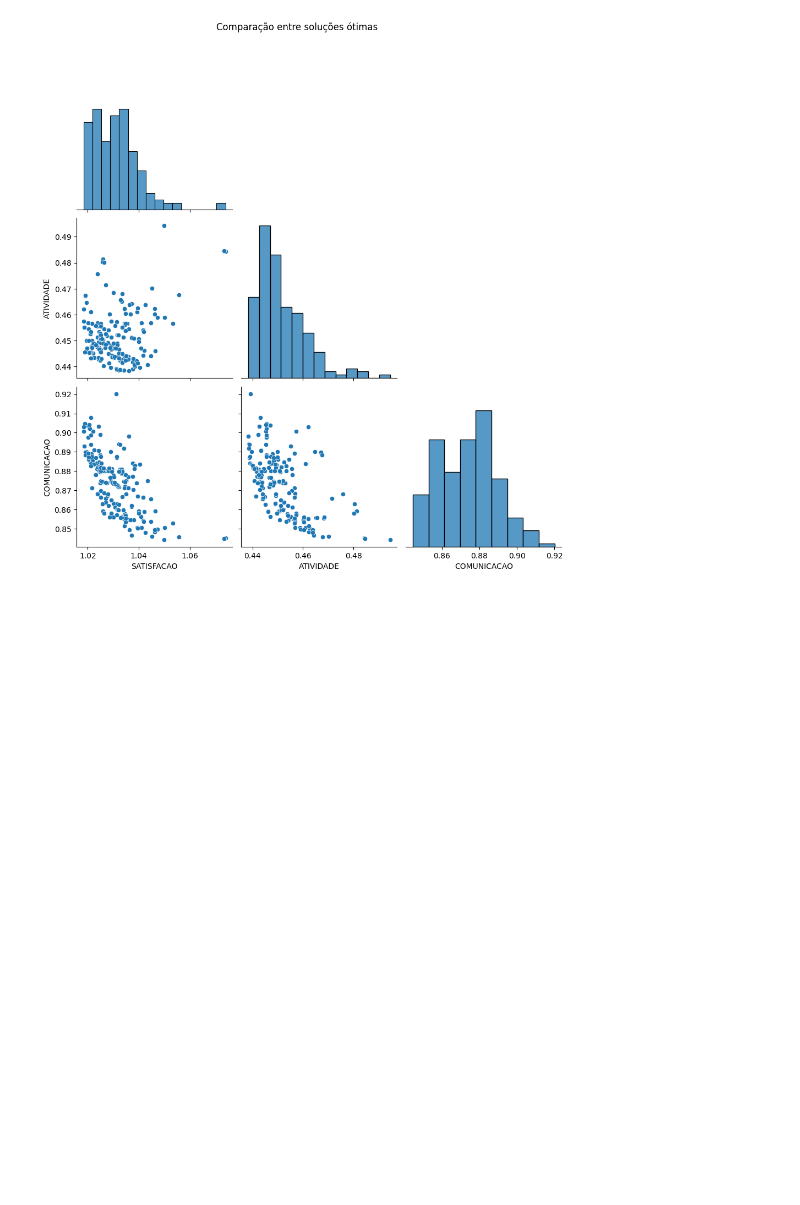
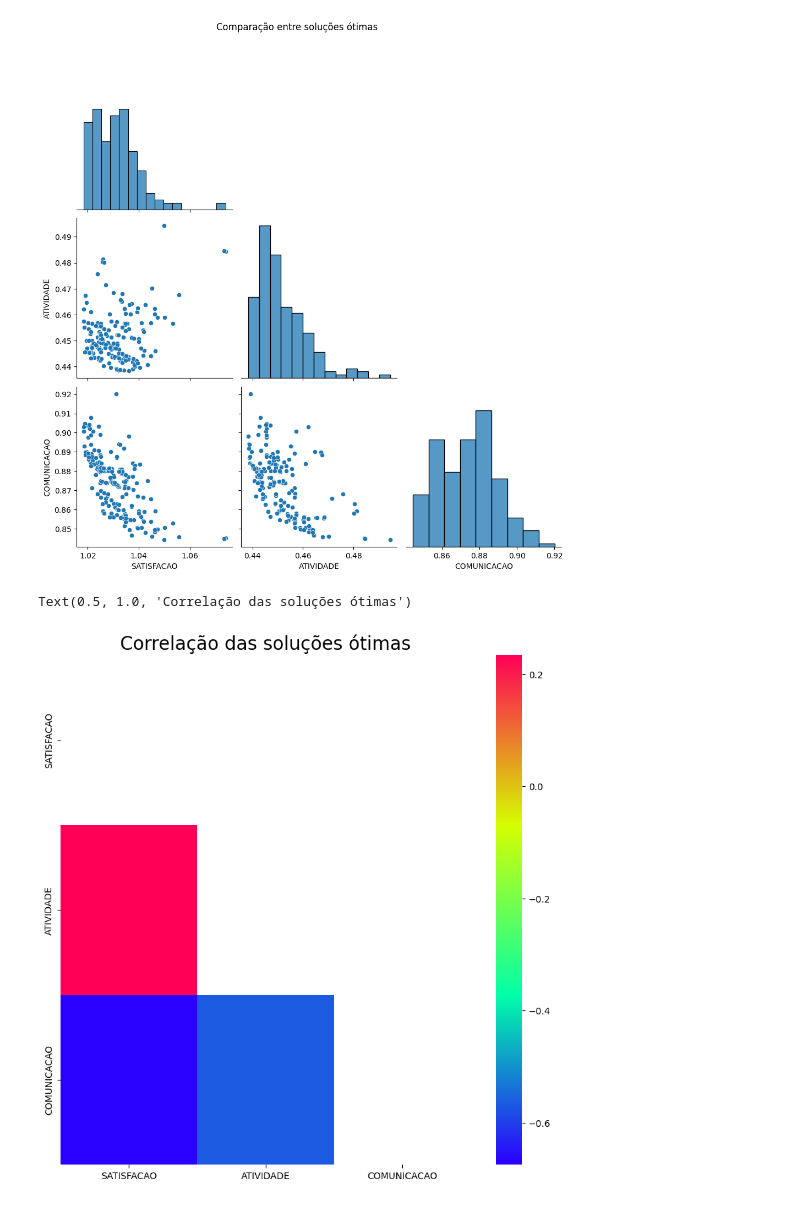
Before and after one commit to brucelucien/2023-notario-mba-tcc-dados-publicos, a Jupyter notebook: experimento.ipynb, the cells around one changed output. Saved outputs shown, nothing was run; the diff lists cells and outputs as text; code cells hidden in the pictures; blank space fills up the shorter version.

```diff
--- a/experimento.ipynb
+++ b/experimento.ipynb
@@ -615,3 +619,18 @@ g.fig.suptitle("Comparação entre soluções ótimas", y=1.03)
 g.fig.set_size_inches(10, 10)
 # %% [output]
 [figure]
+# %%
+correlacao = pd.DataFrame(data={ 'SATISFACAO': x, 'ATIVIDADE': y, 'COMUNICACAO': z}).corr('pearson')
+labels =  correlacao.to_numpy()
+fig, ax = plt.subplots(figsize=(10, 10))
+sns.heatmap(
+    correlacao,
+    mask=np.triu(np.ones_like(correlacao, dtype=bool)),
+    cmap=sns.palettes.blend_palette(['#2A00FF', '#00FFA9', '#D5FF00', '#FF0056'],
+    60,
+    ax
+))
+ax.set_title('Correlação das soluções ótimas', fontsize=20)
+# %% [output]
+Text(0.5, 1.0, 'Correlação das soluções ótimas')
+[figure, added]
```
Also changed, not shown: parts of 4 cells of this notebook, 2 other files.
